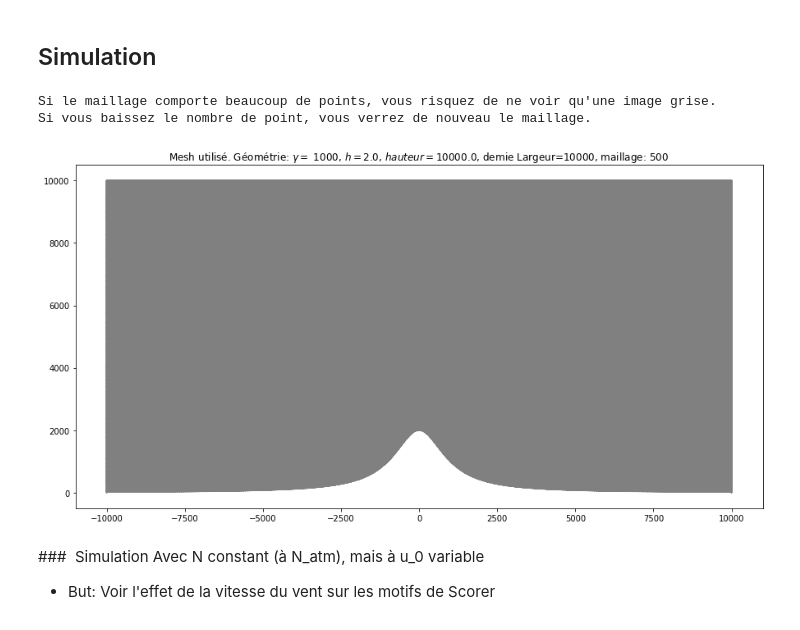
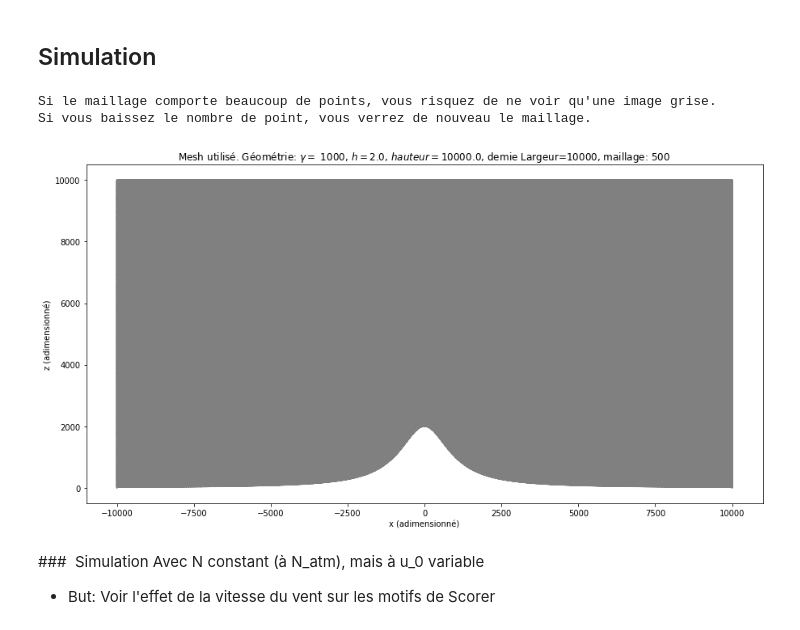
Before and after one commit to spineki/fenics_scorer, a Jupyter notebook: mini_projet_fenics_antoine_marras.ipynb, the cells around one changed output. Cells and saved outputs as stored; diff of their text form; code cells hidden in the pictures.

Commit message:
title on graphs corrected

```diff
--- a/mini_projet_fenics_antoine_marras.ipynb
+++ b/mini_projet_fenics_antoine_marras.ipynb
@@ -95,6 +95,8 @@ nb_point_mesh = 500 # finesse du maillage
 ## Code Fenics
 # %%
 def get_geometry(path_to_mesh_xml = 'generated_mesh.xml', path_to_physical_region_xml = 'generated_mesh_physical_region.xml'):
+    """Récupère la géométrie du domaine généré paramétriquement"""
+
     mesh = fn.Mesh(path_to_mesh_xml)
     markers = fn.MeshFunction("size_t", mesh, path_to_physical_region_xml)
     dx = fn.Measure('dx', domain=mesh, subdomain_data=markers)
@@ -111,7 +113,8 @@ def simulation(u_0, N, mesh, dx, V, epsi=10**(-6), plot_w = 15, plot_h = 8):
     dx:   Les pas de discrétisation du mesh
     V:    l'espace fonctionnel asocié au mesh
     epsi: precision demandée pour éviter les erreurs d'égalité de flottants
-
+    plot_w: largeur des plot,en pouce
+    plot_h: hauteur des plot, en pouce
     """
 
     l=N/u_0
@@ -148,40 +151,47 @@ def simulation(u_0, N, mesh, dx, V, epsi=10**(-6), plot_w = 15, plot_h = 8):
     plt.rcParams['figure.figsize'] = [plot_w, plot_h] # Pour avour une image plus grande
     # plot(mesh) # affichage du mesh sur la figure (peut être commenté)
     p = plot(w, cmap = "RdBu_r") # RdBu
-    plt.title("Conditions initiales: $u_0 =$ " + str(u_0) + ". $N=$" + str(N))
-    pyplot.colorbar(p)# ajout d'une barre colorée
-
+    plt.title( "Vitesse verticale du vent avec les" +"conditions initiales: $u_0 =$ " + str(u_0) + ". $N=$" + str(N))
+    plt.xlabel("x (adimensionné)")
+    plt.ylabel("z (adimensionné)")
+    cb = pyplot.colorbar(p)# ajout d'une barre colorée
+    cb.set_label("Vitesse verticale du vent (adimensionnée)")
     plt.show()
 # %% [markdown]
 ## Simulation
 # %%
 # Variables et paramètres nécessaires pour la simulation
 
 seed = 2022
 np.random.seed(seed) # On ajoute une seed pour rendre la simulation reproductible.
 
 # paramètres de référence pour N
 N_atm = 0.012
 sigma = 0.001
 
-# récupération de la géométrie
+# vent horizontal initial ici supposé uniforme
+u_0 = 4.4
+
+# récupération de la géométrie ------------------------------------------------------------------------------------
 mesh, markers, dx, V = get_geometry() # Le charger ici evite de charger et contruire le domaine à chaque appel
 
-u_0 = 4.4       # vent horizontal initial ici supposé uniforme
 
-# Affichage du mesh utilisé
-
+# Affichage du mesh utilisé ---------------------------------------------------------------------------------------
 
 print("Si le maillage comporte beaucoup de points, vous risquez de ne voir qu'une image grise.\nSi vous baissez le nombre de point, vous verrez de nouveau le maillage.")
 
+plt.clf()
+plt.rcParams['figure.figsize'] = [15, 10]
 plt.title("Mesh utilisé. Géométrie: $\gamma =$ " + str(gamma) + ", $h=$" + str(height) + ", $hauteur=$" + str(R) + ", demie Largeur=" + str(Larg) + ", maillage: " + str(nb_point_mesh))
-plt.rcParams['figure.figsize'] = [10, 7]
+plt.xlabel("x (adimensionné)")
+plt.ylabel("z (adimensionné)")
 plot(mesh)
+
 plt.show()
 # %% [output]
 Si le maillage comporte beaucoup de points, vous risquez de ne voir qu'une image grise.
 Si vous baissez le nombre de point, vous verrez de nouveau le maillage.
-[figure, old version]
+[figure, new version]
 # %% [markdown]
 ###  Simulation Avec N constant (à N_atm), mais à u_0 variable
  - But: Voir l'effet de la vitesse du vent sur les motifs de Scorer
```
Also changed, not shown: parts of 4 cells of this notebook, 42 other files.
